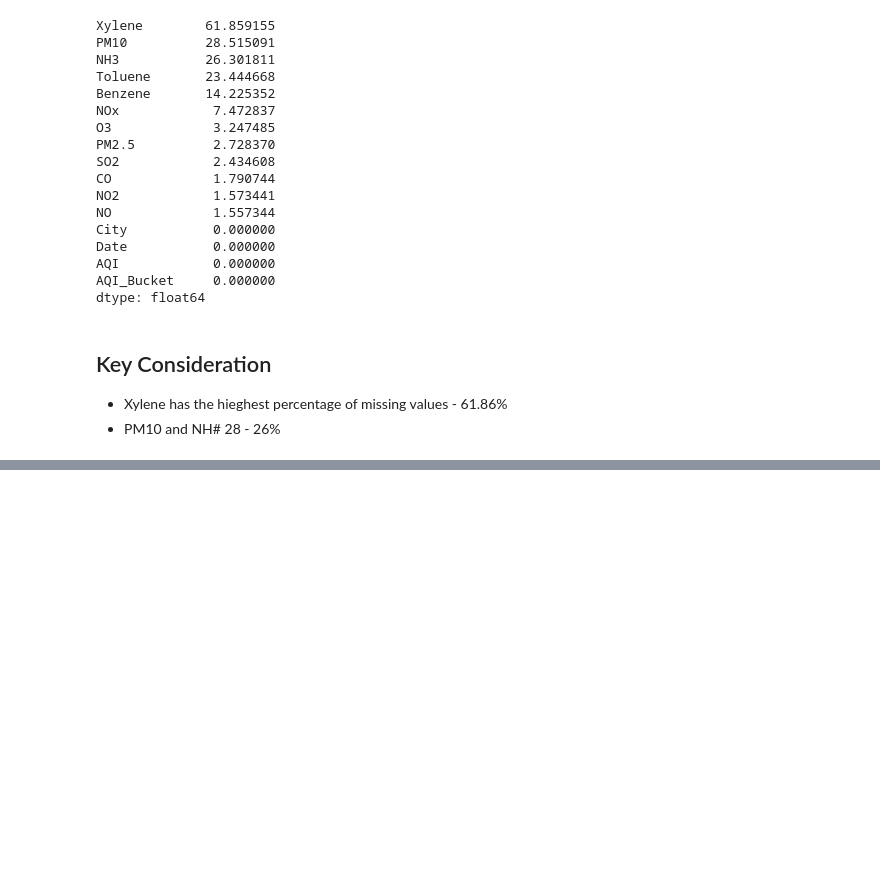
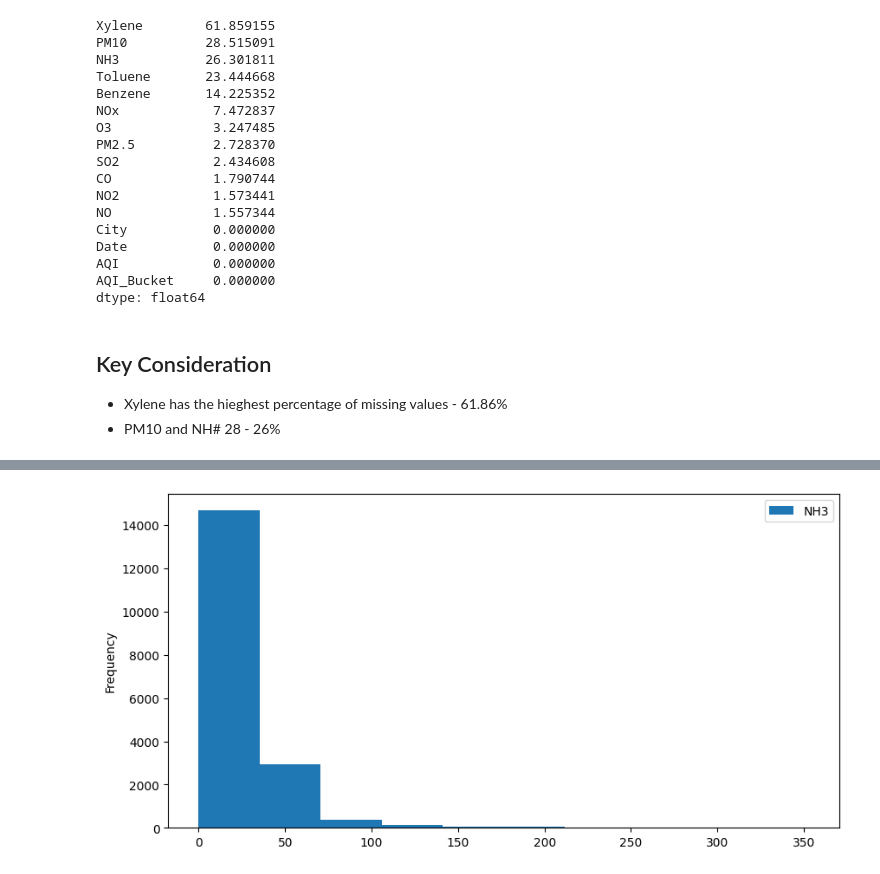
Before and after one commit to AshokGarje/Air-Quality-Index-Prediction, a Jupyter notebook: AQI Prediction Model.ipynb, the cells around one changed output, grey strips where cells are left out. Drawn from its saved outputs; the diff is of its cells as text; code cells hidden in the pictures; blank space fills up the shorter version.

```diff
--- a/AQI Prediction Model.ipynb
+++ b/AQI Prediction Model.ipynb
@@ -159,0 +175,6 @@ dtype: float64
+# %%
+df['NH3'].plot(kind = 'hist', figsize = (10, 5))
+plt.legend()
+plt.show()
+# %% [output]
+[figure, added]
```
Also changed, not shown: parts of 36 cells of this notebook.
